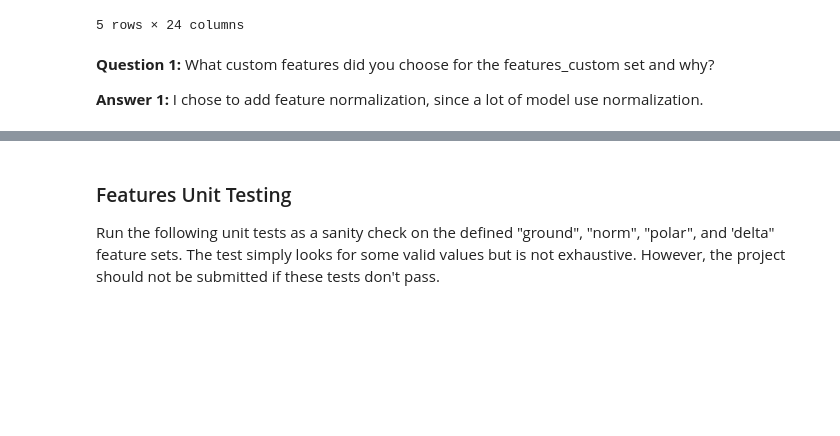
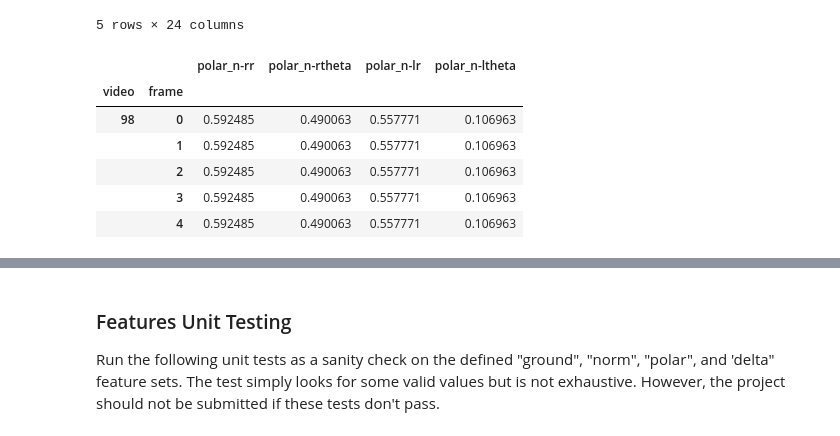
Before and after one commit to ksooklall/Artificial-Intelligence, a Jupyter notebook: Hand_Recognizer/asl_recognizer.ipynb, the cells around one changed output, grey strips where cells are left out. Saved outputs shown, nothing was run; the diff lists cells and outputs as text; code cells hidden in the pictures; blank space fills up the shorter version.

```diff
--- a/Hand_Recognizer/asl_recognizer.ipynb
+++ b/Hand_Recognizer/asl_recognizer.ipynb
@@ -280,7 +281,23 @@ asl.df.head()
 
 np.testing.assert_almost_equal(asl.df['norm-rx'].max(), 1)
 np.testing.assert_almost_equal(asl.df['norm-ly'].min(), 0)
-# %% [markdown]
-**Question 1:**  What custom features did you choose for the features_custom set and why?
-
-**Answer 1:**  I chose to add feature normalization, since a lot of model use normalization.
+# %%
+features_polar_norm = ['polar_n-rr', 'polar_n-rtheta', 'polar_n-lr', 'polar_n-ltheta']
+df = asl.df[features_polar]
+df = ((df - df.min()) / (df.max() - df.min())).rename(columns=
+    {features_polar[0]: features_polar_norm[0],
+    features_polar[1]: features_polar_norm[1],
+    features_polar[2]: features_polar_norm[2],
+    features_polar[3]: features_polar_norm[3]})
+
+for i in range(len(features_norm)):
+    asl.df[features_polar_norm[i]] = df[features_polar_norm[i]]
+asl.df[features_polar_norm].head()
+# %% [output]
+|  |  | polar_n-rr | polar_n-rtheta | polar_n-lr | polar_n-ltheta |
+| video | frame |  |  |  |  |
+| 98 | 0 | 0.592485 | 0.490063 | 0.557771 | 0.106963 |
+|  | 1 | 0.592485 | 0.490063 | 0.557771 | 0.106963 |
+|  | 2 | 0.592485 | 0.490063 | 0.557771 | 0.106963 |
+|  | 3 | 0.592485 | 0.490063 | 0.557771 | 0.106963 |
+|  | 4 | 0.592485 | 0.490063 | 0.557771 | 0.106963 |
```
Also changed, not shown: parts of 14 cells of this notebook, 2 other files.
